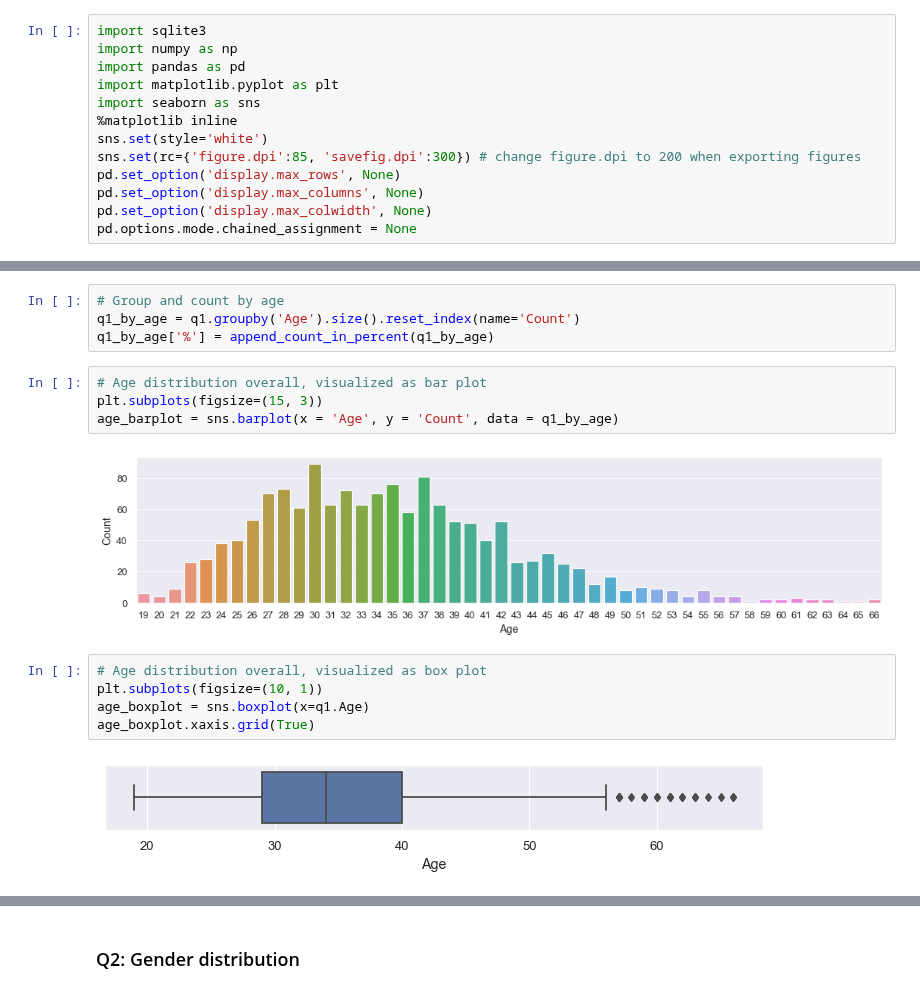
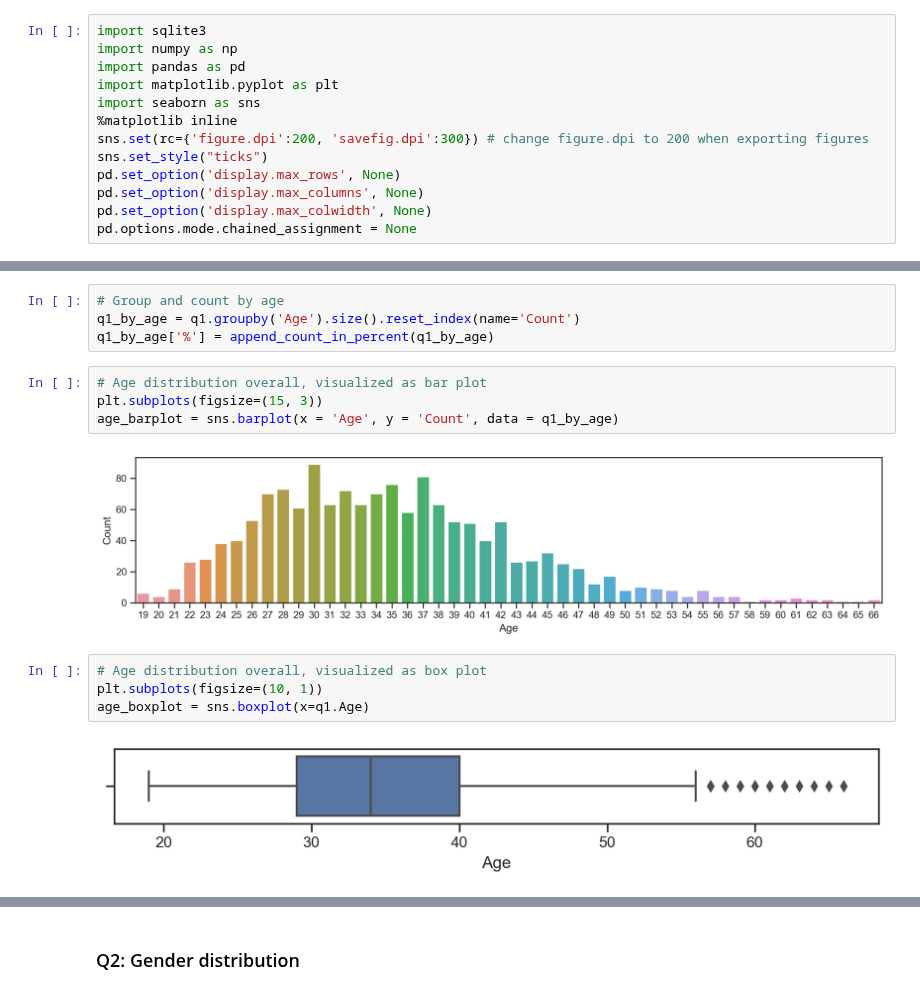
Before and after one commit to Selorikas/mental-health, a Jupyter notebook: mental-health.ipynb, the cells around one changed output, grey strips where cells are left out. Cells and saved outputs as stored; diff of their text form.

```diff
--- a/mental-health.ipynb
+++ b/mental-health.ipynb
@@ -13,8 +13,8 @@ import pandas as pd
 import matplotlib.pyplot as plt
 import seaborn as sns
 %matplotlib inline
-sns.set(style='white')
-sns.set(rc={'figure.dpi':85, 'savefig.dpi':300}) # change figure.dpi to 200 when exporting figures
+sns.set(rc={'figure.dpi':200, 'savefig.dpi':300}) # change figure.dpi to 200 when exporting figures
+sns.set_style("ticks")
 pd.set_option('display.max_rows', None)
 pd.set_option('display.max_columns', None)
 pd.set_option('display.max_colwidth', None)
@@ -127,14 +127,13 @@ q1_by_age['%'] = append_count_in_percent(q1_by_age)
 plt.subplots(figsize=(15, 3))
 age_barplot = sns.barplot(x = 'Age', y = 'Count', data = q1_by_age)
 # %% [output]
-[figure, old version]
+[figure, new version]
 # %%
 # Age distribution overall, visualized as box plot
 plt.subplots(figsize=(10, 1))
 age_boxplot = sns.boxplot(x=q1.Age)
-age_boxplot.xaxis.grid(True)
 # %% [output]
-[figure, old version]
+[figure, new version]
 # %%
 # Age distribution by year, visualized as box plot
 age_boxplot_2 = sns.boxplot(x=q1.Year, y=q1.Age)
```
Also changed, not shown: parts of 10 cells of this notebook.
